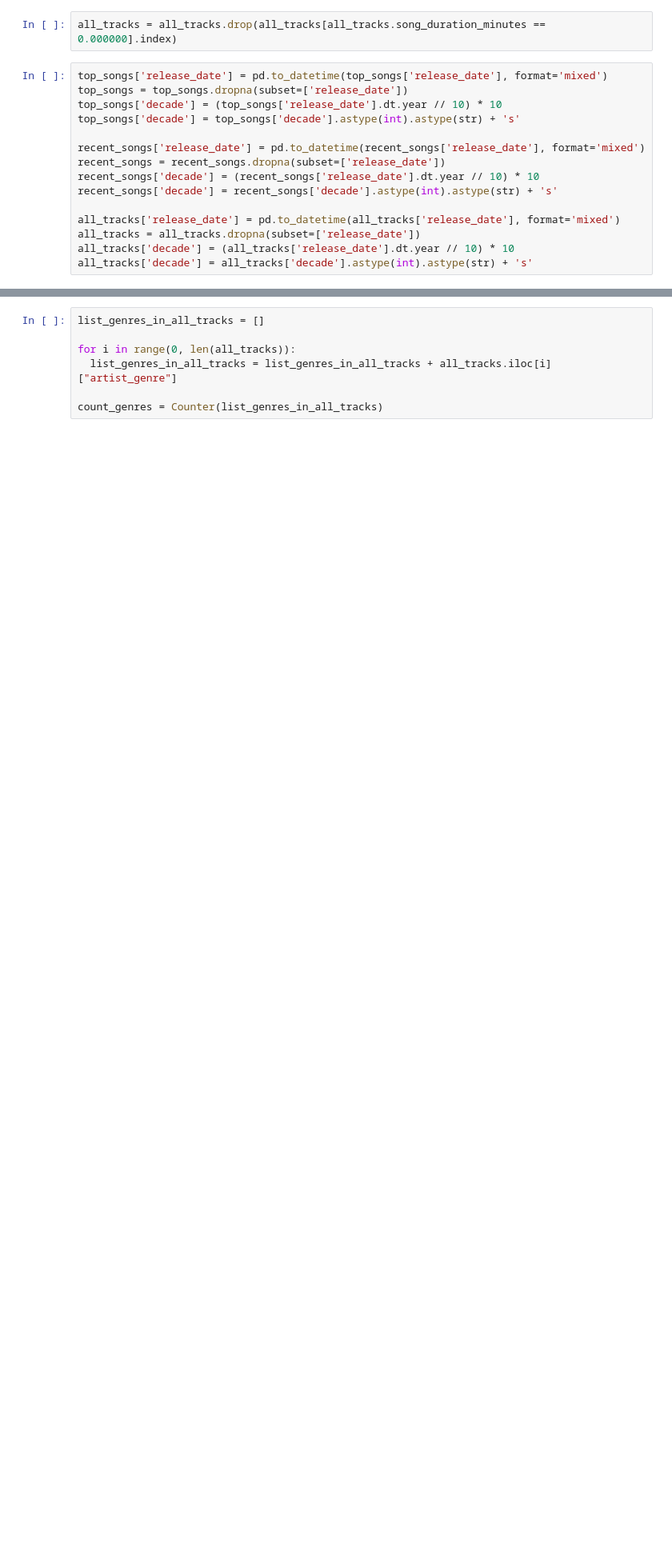
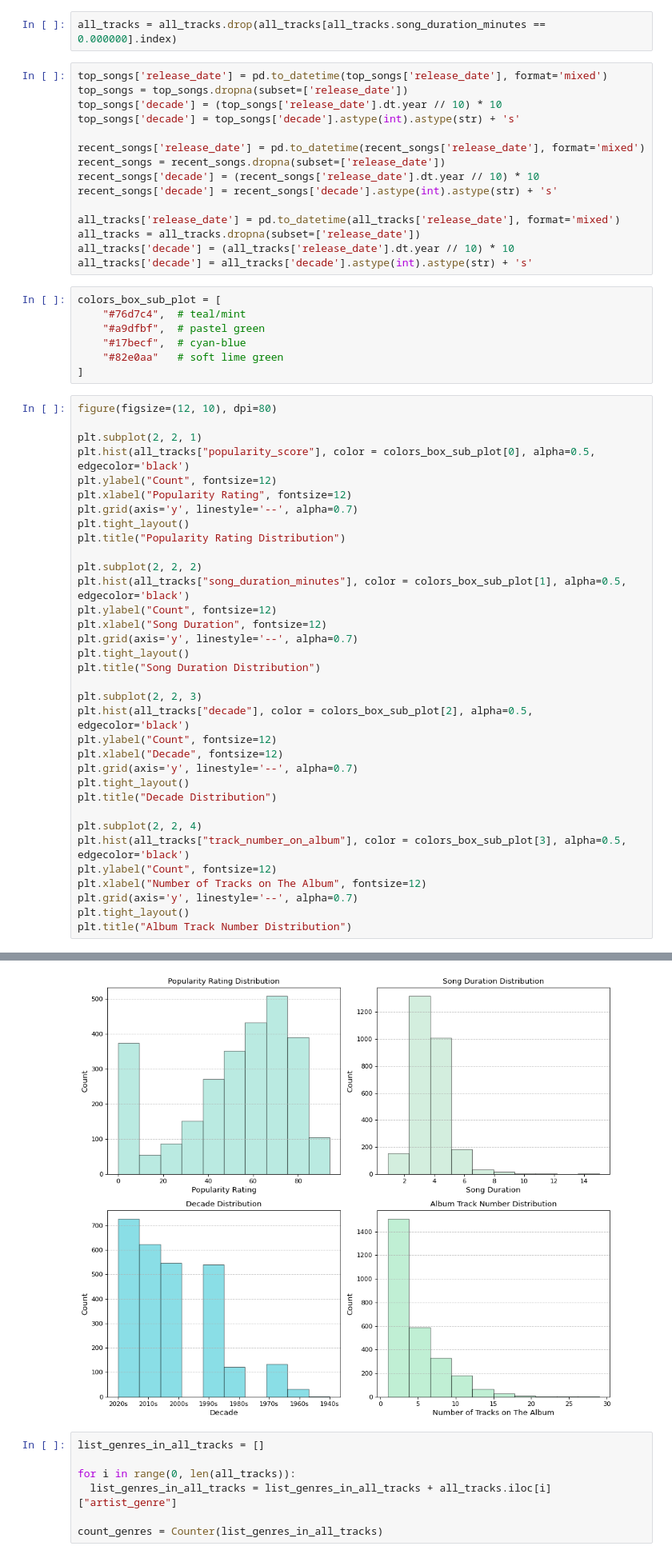
Before and after one commit to Triemeth/spotify, a Jupyter notebook: eda/eda.ipynb, the cells around one changed output, grey strips where cells are left out. Shown at 80% size. Drawn from its saved outputs; the diff is of its cells as text; blank space fills up the shorter version.

```diff
--- a/eda/eda.ipynb
+++ b/eda/eda.ipynb
@@ -74,3 +126,45 @@ all_tracks['release_date'] = pd.to_datetime(all_tracks['release_date'], format='
 all_tracks = all_tracks.dropna(subset=['release_date'])
 all_tracks['decade'] = (all_tracks['release_date'].dt.year // 10) * 10
 all_tracks['decade'] = all_tracks['decade'].astype(int).astype(str) + 's'
+# %%
+colors_box_sub_plot = [
+    "#76d7c4",  # teal/mint
+    "#a9dfbf",  # pastel green
+    "#17becf",  # cyan-blue
+    "#82e0aa"   # soft lime green
+]
+# %%
+figure(figsize=(12, 10), dpi=80)
+
+plt.subplot(2, 2, 1)
+plt.hist(all_tracks["popularity_score"], color = colors_box_sub_plot[0], alpha=0.5, edgecolor='black')
+plt.ylabel("Count", fontsize=12)
+plt.xlabel("Popularity Rating", fontsize=12)
+plt.grid(axis='y', linestyle='--', alpha=0.7)
+plt.tight_layout()
+plt.title("Popularity Rating Distribution")
+
+plt.subplot(2, 2, 2)
+plt.hist(all_tracks["song_duration_minutes"], color = colors_box_sub_plot[1], alpha=0.5, edgecolor='black')
+plt.ylabel("Count", fontsize=12)
+plt.xlabel("Song Duration", fontsize=12)
+plt.grid(axis='y', linestyle='--', alpha=0.7)
+plt.tight_layout()
+plt.title("Song Duration Distribution")
+
+plt.subplot(2, 2, 3)
+plt.hist(all_tracks["decade"], color = colors_box_sub_plot[2], alpha=0.5, edgecolor='black')
+plt.ylabel("Count", fontsize=12)
+plt.xlabel("Decade", fontsize=12)
+plt.grid(axis='y', linestyle='--', alpha=0.7)
+plt.tight_layout()
+plt.title("Decade Distribution")
+
+plt.subplot(2, 2, 4)
+plt.hist(all_tracks["track_number_on_album"], color = colors_box_sub_plot[3], alpha=0.5, edgecolor='black')
+plt.ylabel("Count", fontsize=12)
+plt.xlabel("Number of Tracks on The Album", fontsize=12)
+plt.grid(axis='y', linestyle='--', alpha=0.7)
+plt.tight_layout()
+plt.title("Album Track Number Distribution")
+# %% [output]
@@ -77,3 +172,4 @@ all_tracks['decade'] = all_tracks['decade'].astype(int).astype(str) + 's'
+[figure, added]
 # %%
 list_genres_in_all_tracks = []
 
```
Also changed, not shown: parts of 15 cells of this notebook, 1 other file.
